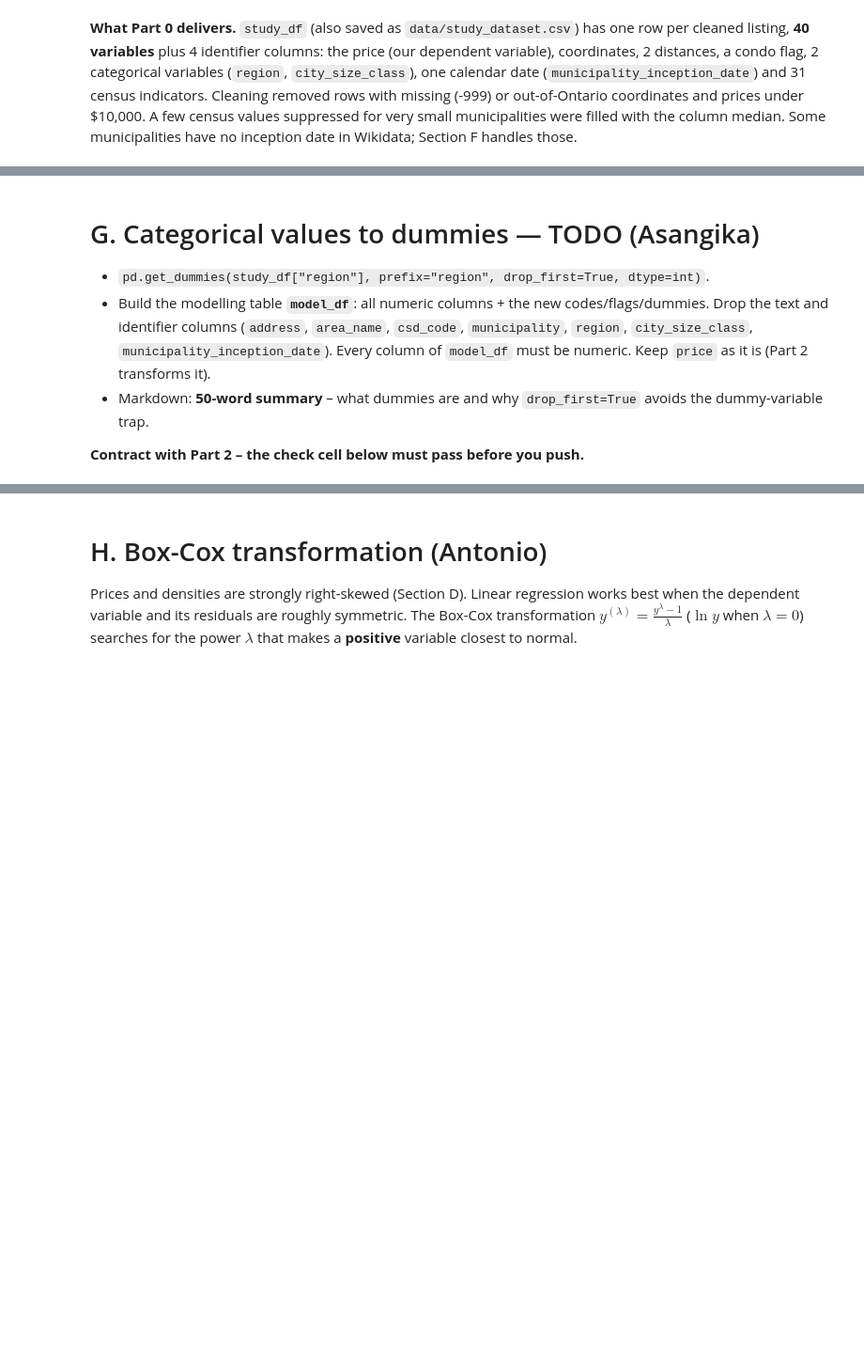
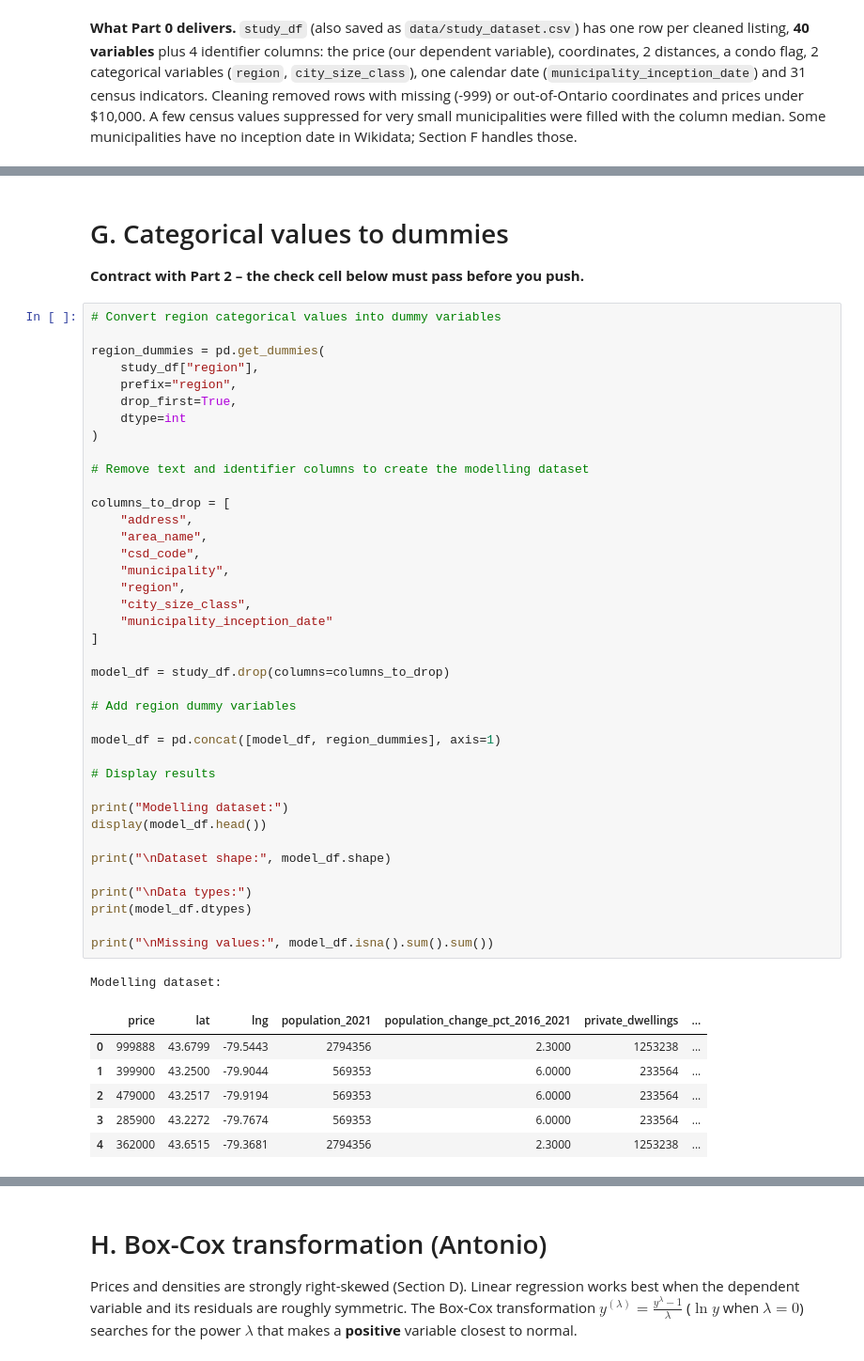
Before and after one commit to antoniosg2025-stack/PROG8431_Group5, a Jupyter notebook: ProblemAnalysisWorkshopC/Workshop_C_Linear_Regression.ipynb, the cells around one changed output, grey strips where cells are left out. Shown at 94% size. Saved outputs shown, nothing was run; the diff lists cells and outputs as text; blank space fills up the shorter version.

```diff
--- a/ProblemAnalysisWorkshopC/Workshop_C_Linear_Regression.ipynb
+++ b/ProblemAnalysisWorkshopC/Workshop_C_Linear_Regression.ipynb
@@ -251,10 +515,50 @@ no inception date in Wikidata; Section F handles those.
 # %% [markdown]
-# G. Categorical values to dummies — TODO (Asangika)
-
-* `pd.get_dummies(study_df["region"], prefix="region", drop_first=True, dtype=int)`.
-* Build the modelling table **`model_df`**: all numeric columns + the new codes/flags/dummies. Drop the text and
-  identifier columns (`address`, `area_name`, `csd_code`, `municipality`, `region`, `city_size_class`,
-  `municipality_inception_date`). Every column of `model_df` must be numeric. Keep `price` as it is (Part 2 transforms it).
-* Markdown: **50-word summary** – what dummies are and why `drop_first=True` avoids the dummy-variable trap.
-
+# G. Categorical values to dummies
 **Contract with Part 2 – the check cell below must pass before you push.**
+# %%
+# Convert region categorical values into dummy variables
+
+region_dummies = pd.get_dummies(
+    study_df["region"],
+    prefix="region",
+    drop_first=True,
+    dtype=int
+)
+
+# Remove text and identifier columns to create the modelling dataset
+
+columns_to_drop = [
+    "address",
+    "area_name",
+    "csd_code",
+    "municipality",
+    "region",
+    "city_size_class",
+    "municipality_inception_date"
+]
+
+model_df = study_df.drop(columns=columns_to_drop)
+
+# Add region dummy variables
+
+model_df = pd.concat([model_df, region_dummies], axis=1)
+
+# Display results
+
+print("Modelling dataset:")
+display(model_df.head())
+
+print("\nDataset shape:", model_df.shape)
+
+print("\nData types:")
+print(model_df.dtypes)
+
+print("\nMissing values:", model_df.isna().sum().sum())
+# %% [output]
+Modelling dataset:
+|  | price | lat | lng | population_2021 | population_change_pct_2016_2021 | private_dwellings | ... |
+| 0 | 999888 | 43.6799 | -79.5443 | 2794356 | 2.3000 | 1253238 | ... |
+| 1 | 399900 | 43.2500 | -79.9044 | 569353 | 6.0000 | 233564 | ... |
+| 2 | 479000 | 43.2517 | -79.9194 | 569353 | 6.0000 | 233564 | ... |
+| 3 | 285900 | 43.2272 | -79.7674 | 569353 | 6.0000 | 233564 | ... |
+| 4 | 362000 | 43.6515 | -79.3681 | 2794356 | 2.3000 | 1253238 | ... |
```
Also changed, not shown: parts of 30 cells of this notebook.
